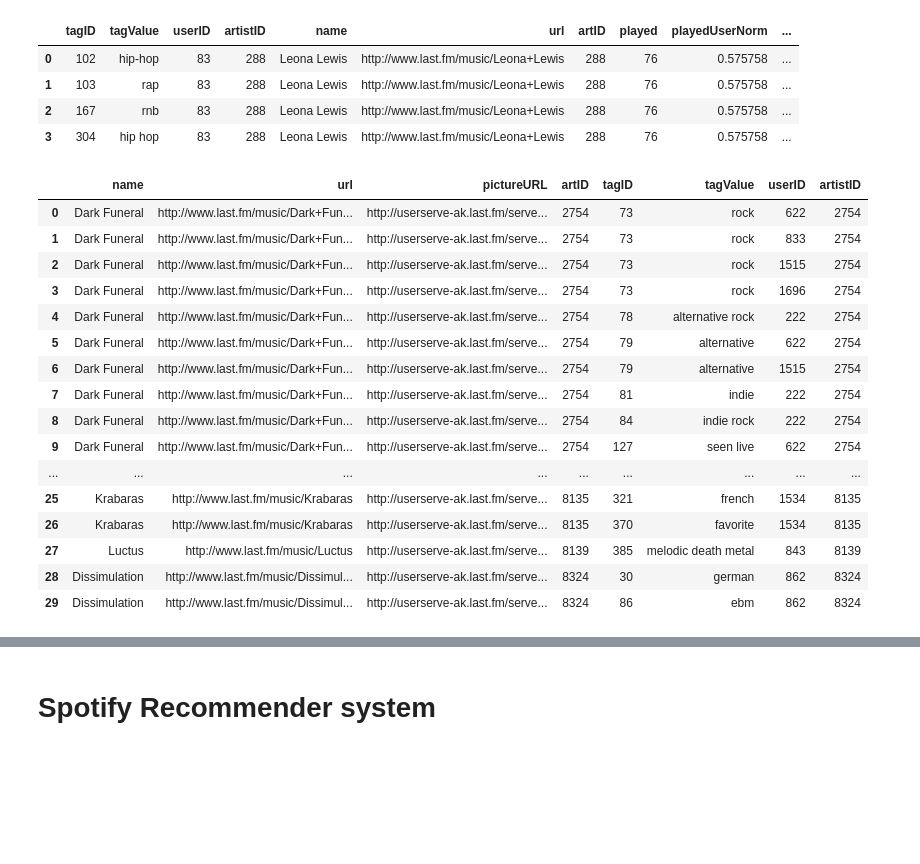
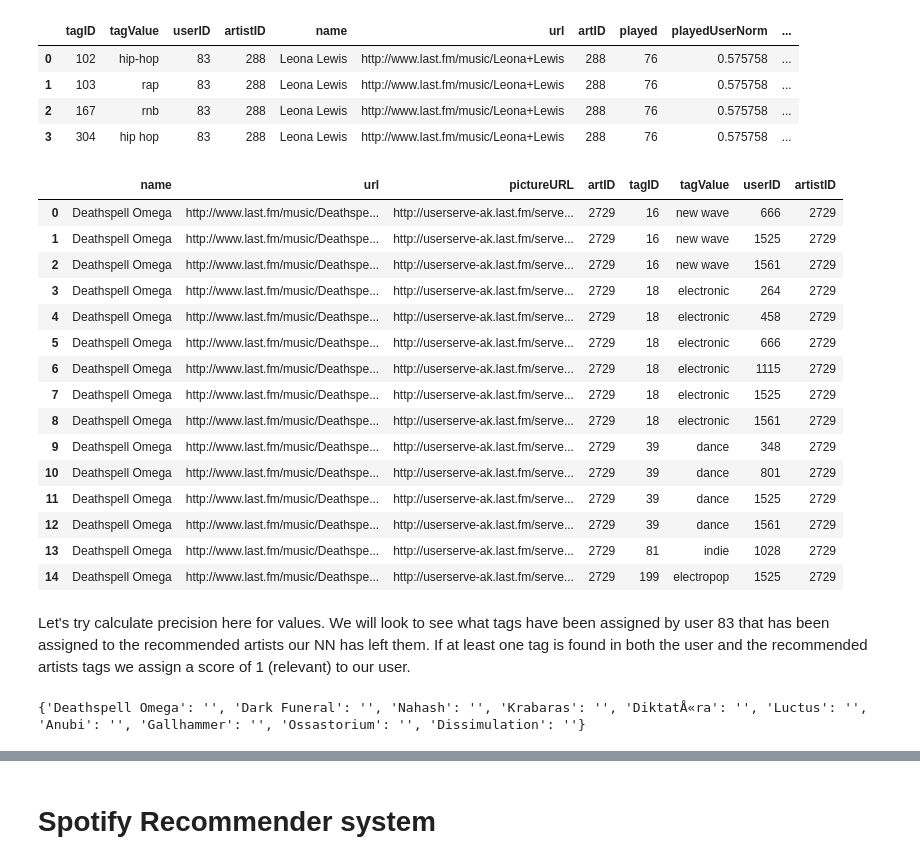
Before and after one commit to kiansweeney11/Ca4015-final-assignment, a Jupyter notebook: recommender.ipynb, the cells around one changed output, grey strips where cells are left out. Saved outputs shown, nothing was run; the diff lists cells and outputs as text; code cells hidden in the pictures; blank space fills up the shorter version.

```diff
--- a/recommender.ipynb
+++ b/recommender.ipynb
@@ -1466,7 +1472,7 @@ predictions = model.predict([user, artist_data])
 
 predictions = np.array([a[0] for a in predictions])
 
-recommended_artist_ids = (predictions).argsort()[:5]
+recommended_artist_ids = (predictions).argsort()[:10]
 
 recommended_artist_ids
 # %% [output]
@@ -1531,22 +1527,35 @@ zzzz = df[df['artID'].isin(recommended_artist_ids)]
 # %%
 zzzz1 = pd.merge(zzzz, tags, how="inner", left_on=['artID'], right_on=['artistID'])
 # %%
-zzzz1
+zzzz1.head(15)
 # %% [output]
 |  | name | url | pictureURL | artID | tagID | tagValue | userID | artistID |
-| 0 | Dark Funeral | http://www.last.fm/music/Dark+Fun... | http://userserve-ak.last.fm/serve... | 2754 | 73 | rock | 622 | 2754 |
-| 1 | Dark Funeral | http://www.last.fm/music/Dark+Fun... | http://userserve-ak.last.fm/serve... | 2754 | 73 | rock | 833 | 2754 |
-| 2 | Dark Funeral | http://www.last.fm/music/Dark+Fun... | http://userserve-ak.last.fm/serve... | 2754 | 73 | rock | 1515 | 2754 |
-| 3 | Dark Funeral | http://www.last.fm/music/Dark+Fun... | http://userserve-ak.last.fm/serve... | 2754 | 73 | rock | 1696 | 2754 |
-| 4 | Dark Funeral | http://www.last.fm/music/Dark+Fun... | http://userserve-ak.last.fm/serve... | 2754 | 78 | alternative rock | 222 | 2754 |
-| 5 | Dark Funeral | http://www.last.fm/music/Dark+Fun... | http://userserve-ak.last.fm/serve... | 2754 | 79 | alternative | 622 | 2754 |
-| 6 | Dark Funeral | http://www.last.fm/music/Dark+Fun... | http://userserve-ak.last.fm/serve... | 2754 | 79 | alternative | 1515 | 2754 |
-| 7 | Dark Funeral | http://www.last.fm/music/Dark+Fun... | http://userserve-ak.last.fm/serve... | 2754 | 81 | indie | 222 | 2754 |
-| 8 | Dark Funeral | http://www.last.fm/music/Dark+Fun... | http://userserve-ak.last.fm/serve... | 2754 | 84 | indie rock | 222 | 2754 |
-| 9 | Dark Funeral | http://www.last.fm/music/Dark+Fun... | http://userserve-ak.last.fm/serve... | 2754 | 127 | seen live | 622 | 2754 |
-| ... | ... | ... | ... | ... | ... | ... | ... | ... |
-| 25 | Krabaras | http://www.last.fm/music/Krabaras | http://userserve-ak.last.fm/serve... | 8135 | 321 | french | 1534 | 8135 |
-| 26 | Krabaras | http://www.last.fm/music/Krabaras | http://userserve-ak.last.fm/serve... | 8135 | 370 | favorite | 1534 | 8135 |
-| 27 | Luctus | http://www.last.fm/music/Luctus | http://userserve-ak.last.fm/serve... | 8139 | 385 | melodic death metal | 843 | 8139 |
-| 28 | Dissimulation | http://www.last.fm/music/Dissimul... | http://userserve-ak.last.fm/serve... | 8324 | 30 | german | 862 | 8324 |
-| 29 | Dissimulation | http://www.last.fm/music/Dissimul... | http://userserve-ak.last.fm/serve... | 8324 | 86 | ebm | 862 | 8324 |
+| 0 | Deathspell Omega | http://www.last.fm/music/Deathspe... | http://userserve-ak.last.fm/serve... | 2729 | 16 | new wave | 666 | 2729 |
+| 1 | Deathspell Omega | http://www.last.fm/music/Deathspe... | http://userserve-ak.last.fm/serve... | 2729 | 16 | new wave | 1525 | 2729 |
+| 2 | Deathspell Omega | http://www.last.fm/music/Deathspe... | http://userserve-ak.last.fm/serve... | 2729 | 16 | new wave | 1561 | 2729 |
+| 3 | Deathspell Omega | http://www.last.fm/music/Deathspe... | http://userserve-ak.last.fm/serve... | 2729 | 18 | electronic | 264 | 2729 |
+| 4 | Deathspell Omega | http://www.last.fm/music/Deathspe... | http://userserve-ak.last.fm/serve... | 2729 | 18 | electronic | 458 | 2729 |
+| 5 | Deathspell Omega | http://www.last.fm/music/Deathspe... | http://userserve-ak.last.fm/serve... | 2729 | 18 | electronic | 666 | 2729 |
+| 6 | Deathspell Omega | http://www.last.fm/music/Deathspe... | http://userserve-ak.last.fm/serve... | 2729 | 18 | electronic | 1115 | 2729 |
+| 7 | Deathspell Omega | http://www.last.fm/music/Deathspe... | http://userserve-ak.last.fm/serve... | 2729 | 18 | electronic | 1525 | 2729 |
+| 8 | Deathspell Omega | http://www.last.fm/music/Deathspe... | http://userserve-ak.last.fm/serve... | 2729 | 18 | electronic | 1561 | 2729 |
+| 9 | Deathspell Omega | http://www.last.fm/music/Deathspe... | http://userserve-ak.last.fm/serve... | 2729 | 39 | dance | 348 | 2729 |
+| 10 | Deathspell Omega | http://www.last.fm/music/Deathspe... | http://userserve-ak.last.fm/serve... | 2729 | 39 | dance | 801 | 2729 |
+| 11 | Deathspell Omega | http://www.last.fm/music/Deathspe... | http://userserve-ak.last.fm/serve... | 2729 | 39 | dance | 1525 | 2729 |
+| 12 | Deathspell Omega | http://www.last.fm/music/Deathspe... | http://userserve-ak.last.fm/serve... | 2729 | 39 | dance | 1561 | 2729 |
+| 13 | Deathspell Omega | http://www.last.fm/music/Deathspe... | http://userserve-ak.last.fm/serve... | 2729 | 81 | indie | 1028 | 2729 |
+| 14 | Deathspell Omega | http://www.last.fm/music/Deathspe... | http://userserve-ak.last.fm/serve... | 2729 | 199 | electropop | 1525 | 2729 |
+# %% [markdown]
+Let's try calculate precision here for values. We will look to see what tags have been assigned by user 83 that has been assigned to the recommended artists our NN has left them. If at least one tag is found in both the user and the recommended artists tags we assign a score of 1 (relevant) to our user.
+# %%
+d = {}
+valz = np.array(zzzz1['tagValue'])
+vals = np.array(zzzz1['name'])
+for i in range(len(valz)):
+    if vals[i] not in d:
+        d[vals[i]] = ""
+    else:
+        continue
+print(d)
+# %% [output]
+{'Deathspell Omega': '', 'Dark Funeral': '', 'Nahash': '', 'Krabaras': '', 'DiktatÅ«ra': '', 'Luctus': '', 'Anubi': '', 'Gallhammer': '', 'Ossastorium': '', 'Dissimulation': ''}
```
Also changed, not shown: parts of 67 cells of this notebook.
